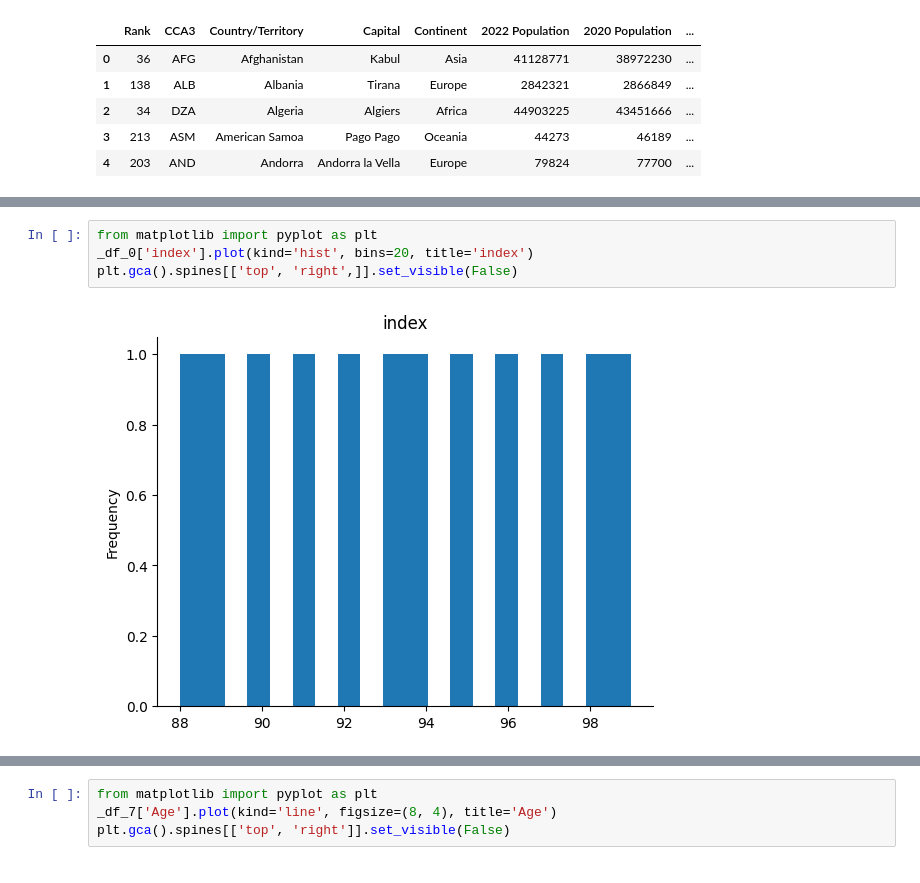
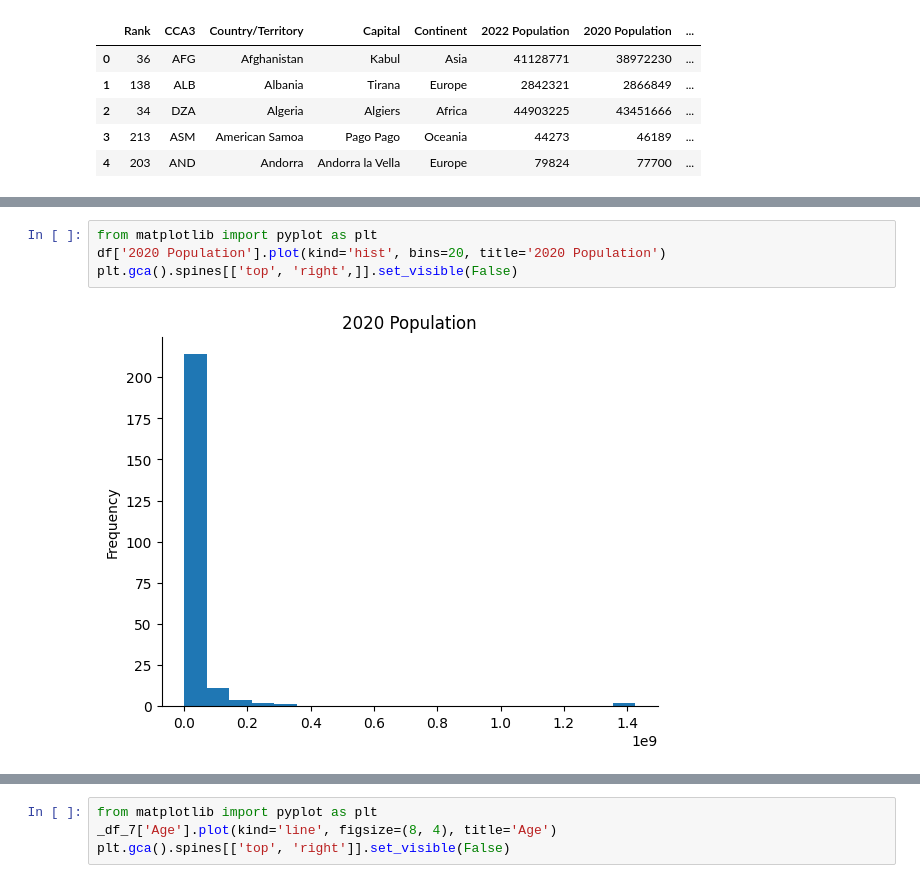
Before and after one commit to ragavarshini3/SCT_DS_TASKS, a Jupyter notebook: SCT_DS_Task01.ipynb, the cells around one changed output, grey strips where cells are left out. Drawn from its saved outputs; the diff is of its cells as text.

```diff
--- a/SCT_DS_Task01.ipynb
+++ b/SCT_DS_Task01.ipynb
@@ -17,8 +65,8 @@ df.head()
 # %%
 from matplotlib import pyplot as plt
-_df_0['index'].plot(kind='hist', bins=20, title='index')
+df['2020 Population'].plot(kind='hist', bins=20, title='2020 Population')
 plt.gca().spines[['top', 'right',]].set_visible(False)
 # %% [output]
-[figure, old version]
+[figure, new version]
 # %%
 from matplotlib import pyplot as plt
```
Also changed, not shown: parts of 19 cells of this notebook.
